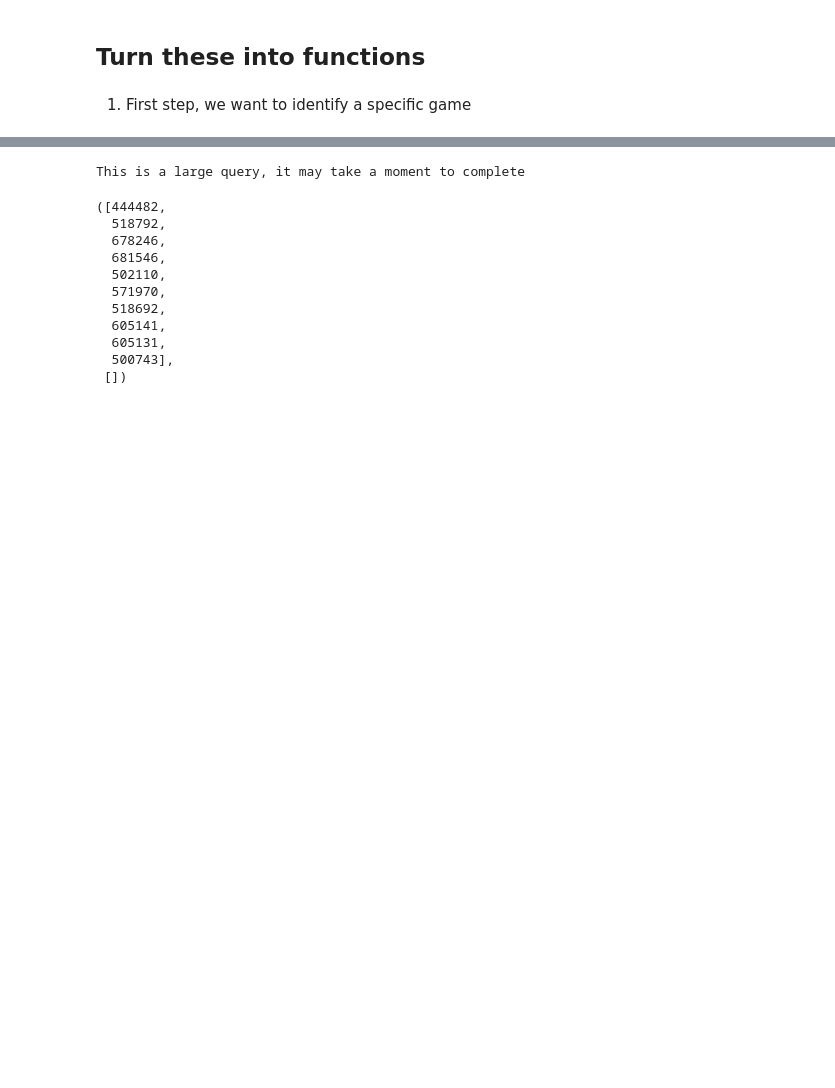
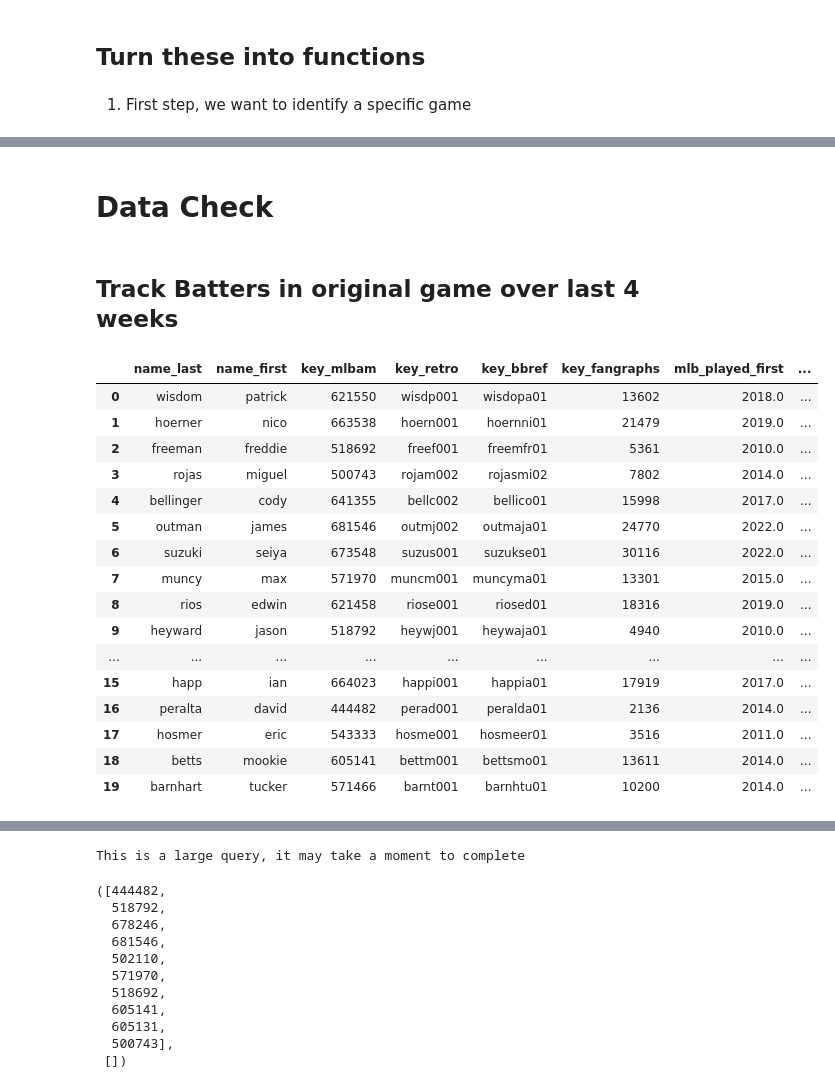
Before and after one commit to samlafell/mlb-betting, a Jupyter notebook: notebooks/batter_info.ipynb, the cells around one changed output, grey strips where cells are left out. Drawn from its saved outputs; the diff is of its cells as text; code cells hidden in the pictures; blank space fills up the shorter version.

```diff
--- a/notebooks/batter_info.ipynb
+++ b/notebooks/batter_info.ipynb
@@ -161,13 +159,11 @@ def gather_game_info(game_day: str, team: str) -> pd.DataFrame:
     if data.shape[0] == 0:
         raise ValueError(f"No data found for game on {game_day} for team {team}")
 
-    # Get new team
+     # Get new team
     team_list = data[['home_team', 'away_team']].drop_duplicates()
-    new_team = [new_team[0] for new_team in team_list.values if team[0] != team]
+    new_team = [new_team for new_team in team_list.values[0] if new_team != team]
 
     # Get Statcast info for the 2nd team
     data2 = statcast(start_dt=game_day, end_dt=game_day, team=new_team[0])
 
     return pd.concat([data, data2])
-
-data = gather_game_info('2023-04-15', 'LAD')
@@ -179,0 +170,4 @@ original_team = 'CHC'
+# %%
+game_day = '2023-04-15'
+data = gather_game_info(game_day, 'LAD')
+data2 = gather_game_info(game_day, 'CHC')
@@ -179,0 +179,2 @@ original_team = 'CHC'
+# %% [markdown]
+# Data Check
@@ -179,0 +183,25 @@ original_team = 'CHC'
+# %% [markdown]
+## Track Batters in original game over last 4 weeks
+# %%
+batters = data['batter'].drop_duplicates().values
+
+from pybaseball import playerid_reverse_lookup
+playerid_reverse_lookup(batters, key_type = 'mlbam')
+# %% [output]
+|  | name_last | name_first | key_mlbam | key_retro | key_bbref | key_fangraphs | mlb_played_first | ... |
+| 0 | wisdom | patrick | 621550 | wisdp001 | wisdopa01 | 13602 | 2018.0 | ... |
+| 1 | hoerner | nico | 663538 | hoern001 | hoernni01 | 21479 | 2019.0 | ... |
+| 2 | freeman | freddie | 518692 | freef001 | freemfr01 | 5361 | 2010.0 | ... |
+| 3 | rojas | miguel | 500743 | rojam002 | rojasmi02 | 7802 | 2014.0 | ... |
+| 4 | bellinger | cody | 641355 | bellc002 | bellico01 | 15998 | 2017.0 | ... |
+| 5 | outman | james | 681546 | outmj002 | outmaja01 | 24770 | 2022.0 | ... |
+| 6 | suzuki | seiya | 673548 | suzus001 | suzukse01 | 30116 | 2022.0 | ... |
+| 7 | muncy | max | 571970 | muncm001 | muncyma01 | 13301 | 2015.0 | ... |
+| 8 | rios | edwin | 621458 | riose001 | riosed01 | 18316 | 2019.0 | ... |
+| 9 | heyward | jason | 518792 | heywj001 | heywaja01 | 4940 | 2010.0 | ... |
+| ... | ... | ... | ... | ... | ... | ... | ... | ... |
+| 15 | happ | ian | 664023 | happi001 | happia01 | 17919 | 2017.0 | ... |
+| 16 | peralta | david | 444482 | perad001 | peralda01 | 2136 | 2014.0 | ... |
+| 17 | hosmer | eric | 543333 | hosme001 | hosmeer01 | 3516 | 2011.0 | ... |
+| 18 | betts | mookie | 605141 | bettm001 | bettsmo01 | 13611 | 2014.0 | ... |
+| 19 | barnhart | tucker | 571466 | barnt001 | barnhtu01 | 10200 | 2014.0 | ... |
```
Also changed, not shown: parts of 21 cells of this notebook, 4 other files.
